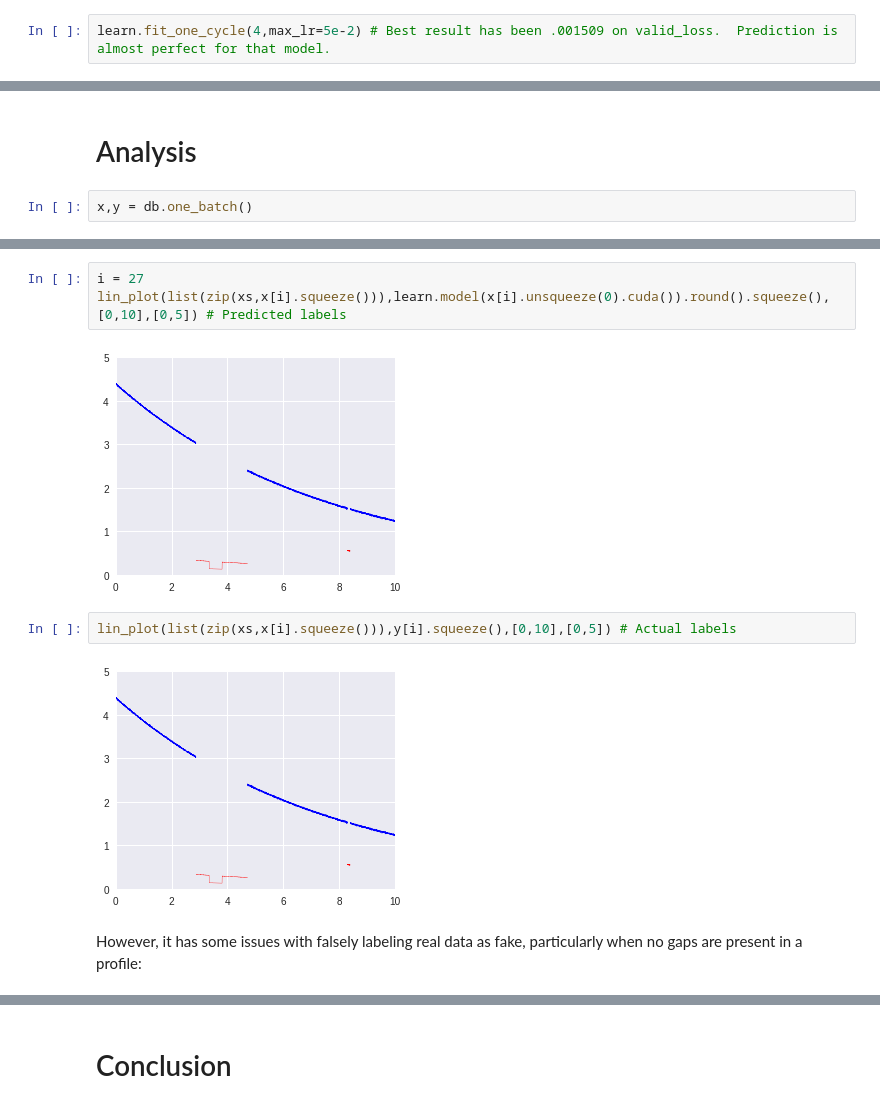
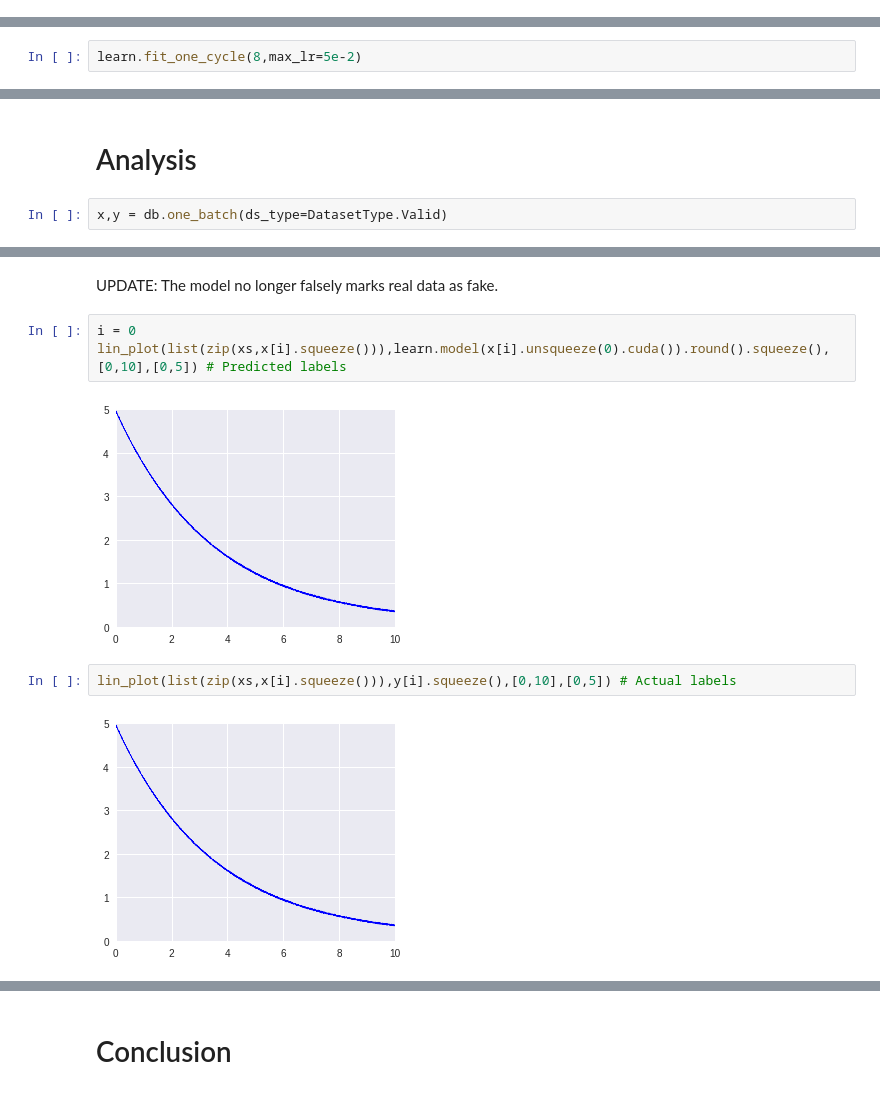
Before and after one commit to yasrynn/ML-Notebooks, a Jupyter notebook: production_seg.ipynb, the cells around one changed output, grey strips where cells are left out. Cells and saved outputs as stored; diff of their text form.

Commit message:
False positives solved by more training.

```diff
--- a/production_seg.ipynb
+++ b/production_seg.ipynb
@@ -431,2 +431,0 @@ learn.recorder.plot()
-# %%
-learn.fit_one_cycle(4,max_lr=5e-2) # Best result has been .001509 on valid_loss.  Prediction is almost perfect for that model.
@@ -439,0 +432,2 @@ Total time: 21:51
+# %%
+learn.fit_one_cycle(8,max_lr=5e-2)
@@ -440,5 +449,5 @@ Total time: 21:51
 # %% [markdown]
 # Analysis
 # %%
-x,y = db.one_batch()
+x,y = db.one_batch(ds_type=DatasetType.Valid)
 # %% [markdown]
@@ -446,11 +464,11 @@ The model is quite accurate for many profiles:
+# %% [markdown]
+UPDATE: The model no longer falsely marks real data as fake.
 # %%
-i = 27
+i = 0
 lin_plot(list(zip(xs,x[i].squeeze())),learn.model(x[i].unsqueeze(0).cuda()).round().squeeze(),[0,10],[0,5]) # Predicted labels
 # %% [output]
-[figure, old version]
+[figure, new version]
 # %%
 lin_plot(list(zip(xs,x[i].squeeze())),y[i].squeeze(),[0,10],[0,5]) # Actual labels
 # %% [output]
-[figure, old version]
+[figure, new version]
-# %% [markdown]
-However, it has some issues with falsely labeling real data as fake, particularly when no gaps are present in a profile:
```
Also changed, not shown: parts of 20 cells of this notebook.
